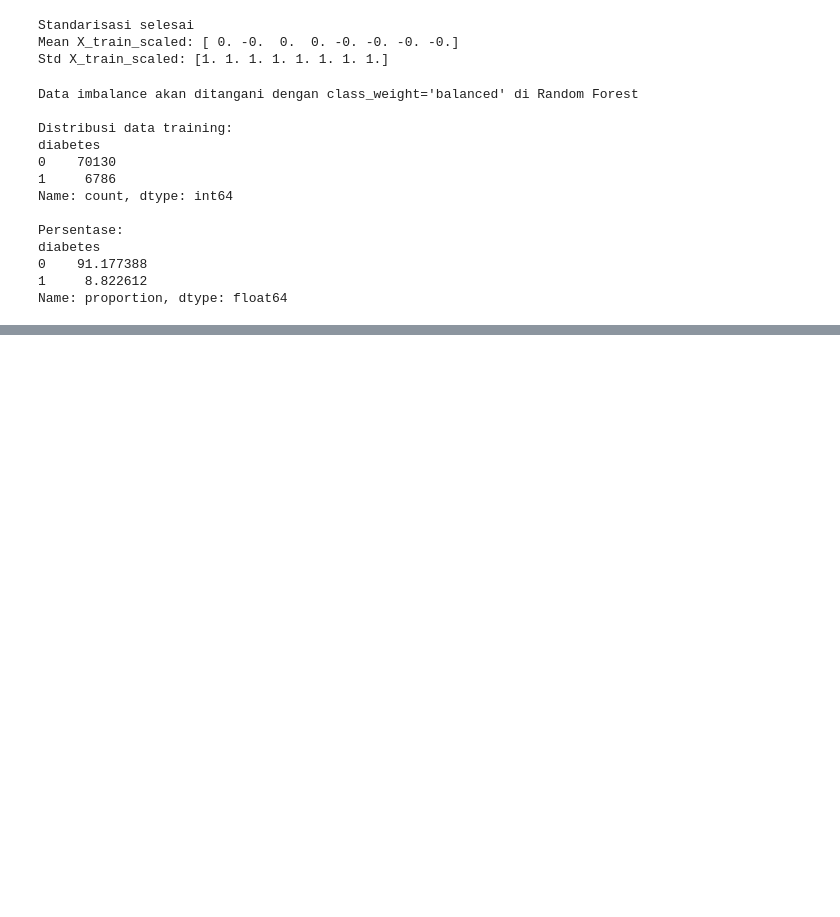
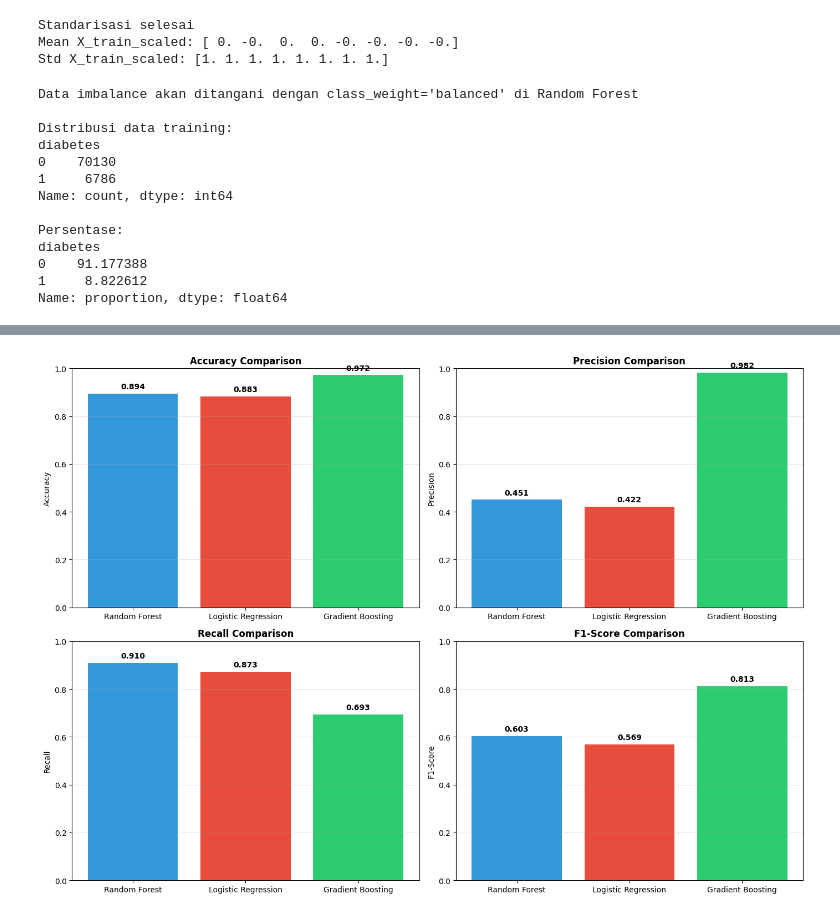
Before and after one commit to Indraaai/Eksperimen_SML_Indra, a Jupyter notebook: preprocessing/Eksperimen_IndraFirmansyah.ipynb, the cells around one changed output, grey strips where cells are left out. Saved outputs shown, nothing was run; the diff lists cells and outputs as text; code cells hidden in the pictures; blank space fills up the shorter version.

```diff
--- a/preprocessing/Eksperimen_IndraFirmansyah.ipynb
+++ b/preprocessing/Eksperimen_IndraFirmansyah.ipynb
@@ -277,0 +471,23 @@ Name: proportion, dtype: float64
+# %%
+# Visualisasi perbandingan model
+fig, axes = plt.subplots(2, 2, figsize=(14, 10))
+
+metrics = ['Accuracy', 'Precision', 'Recall', 'F1-Score']
+colors = ['#3498db', '#e74c3c', '#2ecc71']
+
+for idx, metric in enumerate(metrics):
+    ax = axes[idx // 2, idx % 2]
+    ax.bar(results_df['Model'], results_df[metric], color=colors)
+    ax.set_title(f'{metric} Comparison', fontsize=12, fontweight='bold')
+    ax.set_ylabel(metric)
+    ax.set_ylim([0, 1])
+    ax.grid(axis='y', alpha=0.3)
+
+    # Tambahkan nilai di atas bar
+    for i, v in enumerate(results_df[metric]):
+        ax.text(i, v + 0.02, f'{v:.3f}', ha='center', fontweight='bold')
+
+plt.tight_layout()
+plt.show()
+# %% [output]
+[figure, added]
```
Also changed, not shown: parts of 15 cells of this notebook, 1 other file.
